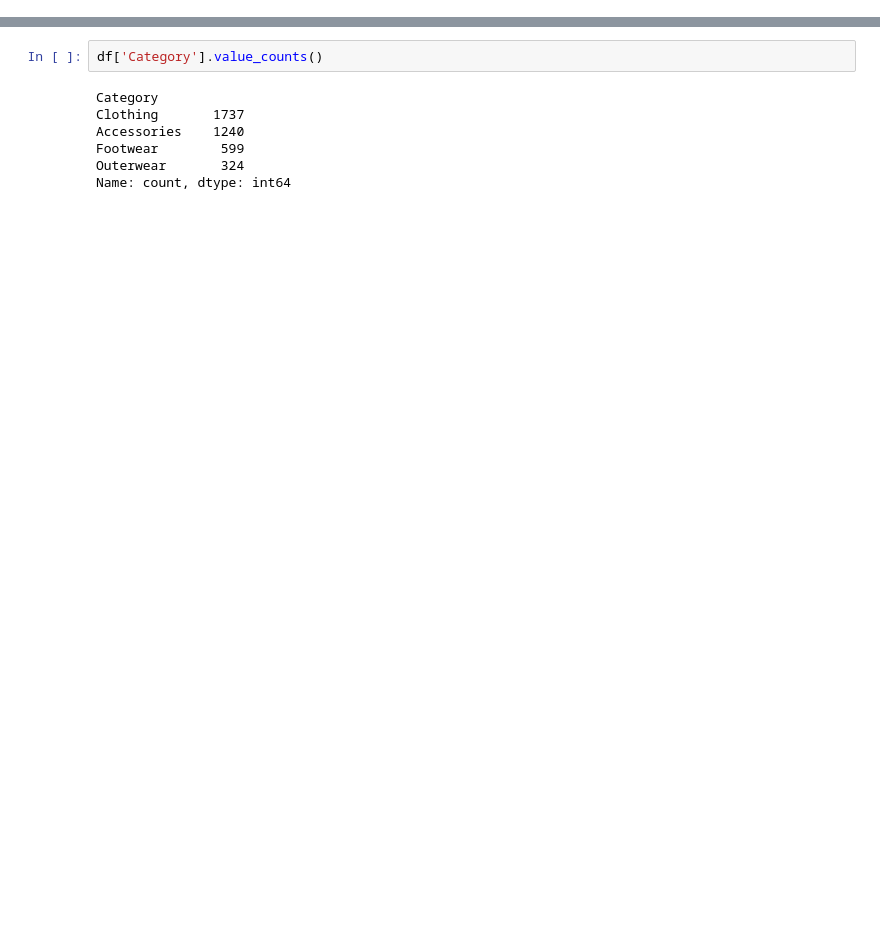
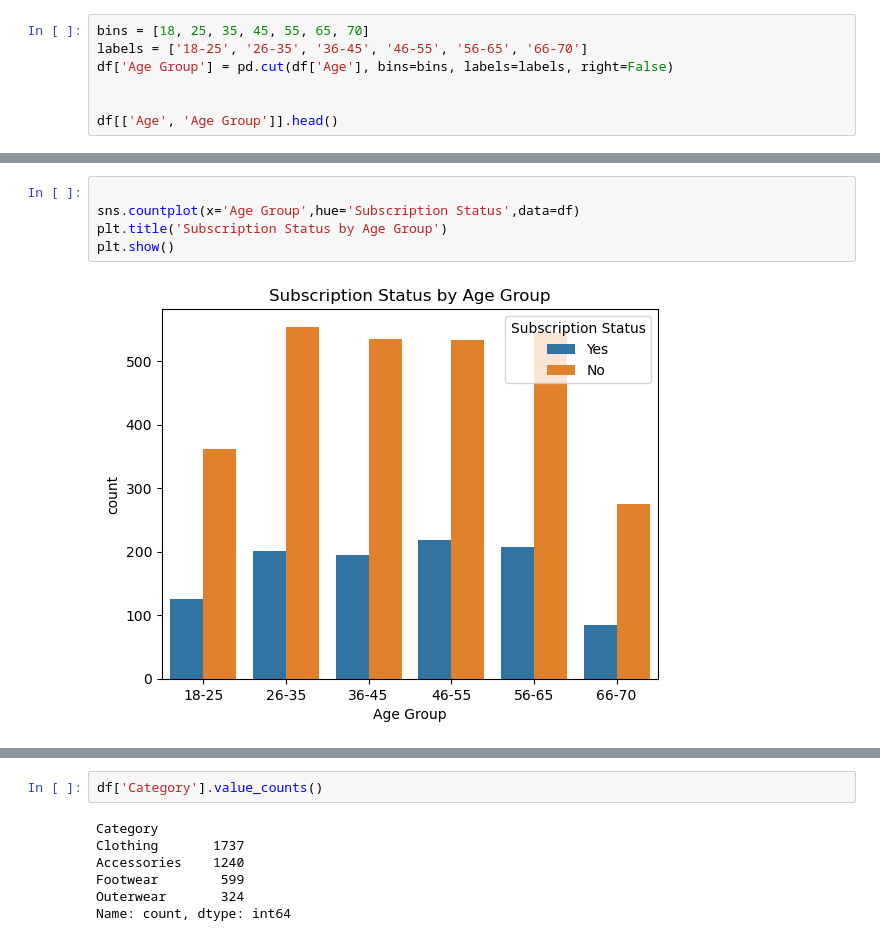
Before and after one commit to hailhp/DEANCNTT, a Jupyter notebook: analyst.ipynb, the cells around one changed output, grey strips where cells are left out. Saved outputs shown, nothing was run; the diff lists cells and outputs as text; blank space fills up the shorter version.

```diff
--- a/2.ipynb
+++ b/analyst.ipynb
@@ -21,0 +91,7 @@ df.head(7)
+# %%
+bins = [18, 25, 35, 45, 55, 65, 70]
+labels = ['18-25', '26-35', '36-45', '46-55', '56-65', '66-70']
+df['Age Group'] = pd.cut(df['Age'], bins=bins, labels=labels, right=False)
+
+
+df[['Age', 'Age Group']].head()
@@ -21,0 +105,7 @@ df.head(7)
+# %%
+
+sns.countplot(x='Age Group',hue='Subscription Status',data=df)
+plt.title('Subscription Status by Age Group')
+plt.show()
+# %% [output]
+[figure, added]
```
Also changed, not shown: parts of 32 cells of this notebook, 2 other files.
